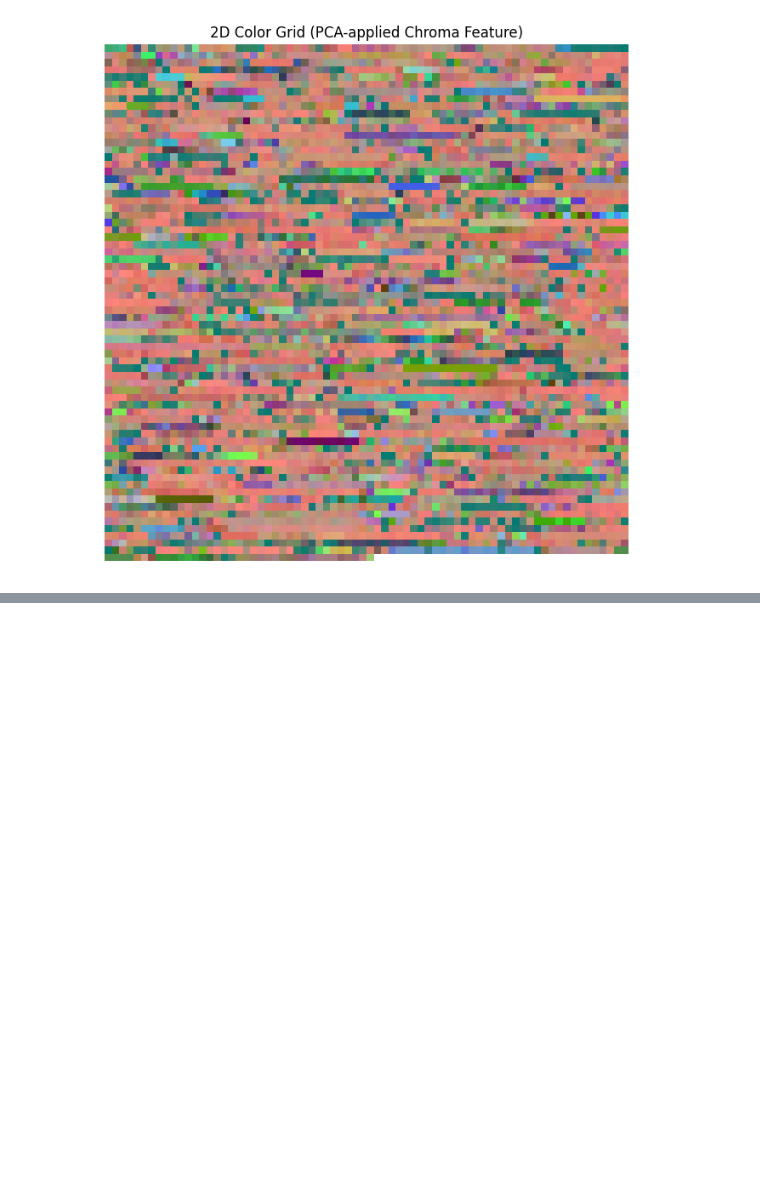
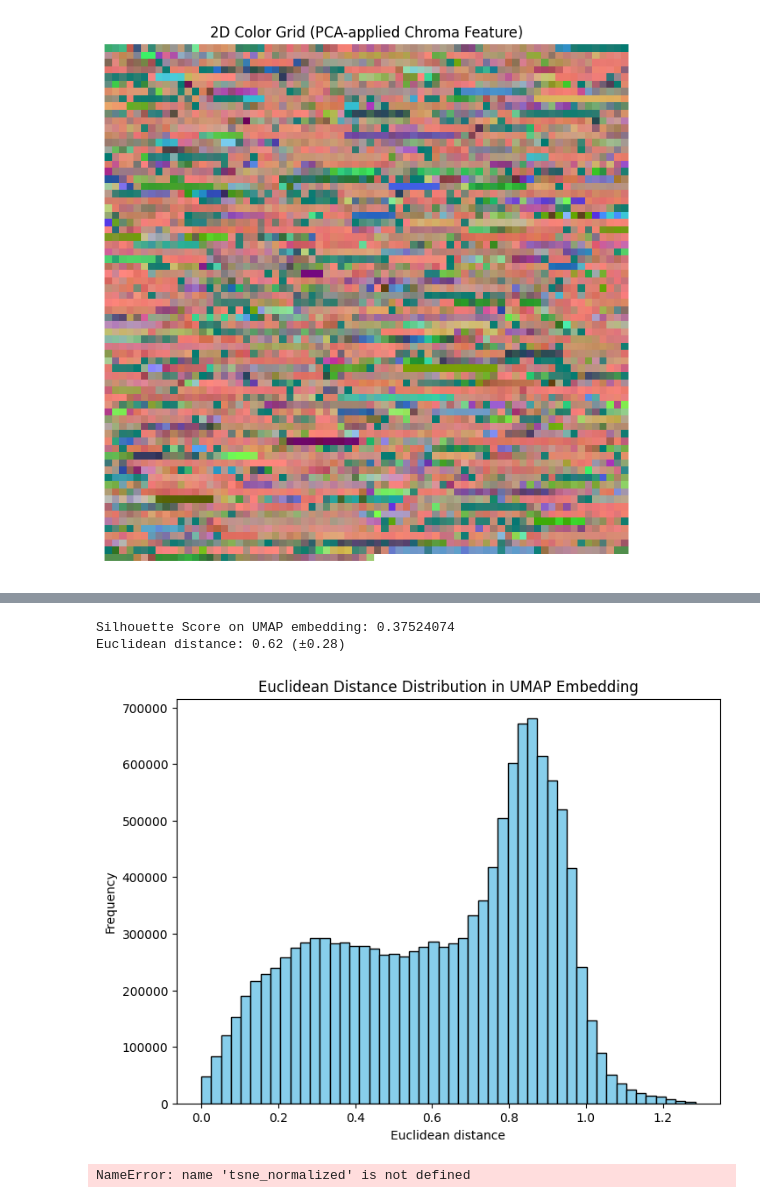
Before and after one commit to unohee/3d-corpus, a Jupyter notebook: CSS_Demo_Cleanup.ipynb, the cells around one changed output, grey strips where cells are left out. Cells and saved outputs as stored; diff of their text form; code cells hidden in the pictures; blank space fills up the shorter version.

```diff
--- a/CSS_Demo_Cleanup.ipynb
+++ b/CSS_Demo_Cleanup.ipynb
@@ -541,0 +633,66 @@ ModuleNotFoundError: No module named 'umap'
+# %%
+from sklearn.cluster import KMeans
+from sklearn.metrics import silhouette_score
+from scipy.spatial.distance import pdist
+import matplotlib.pyplot as plt
+import numpy as np
+
+# UMAP 임베딩 (umap_normalized)는 앞서 계산한 결과 사용
+
+# 1. KMeans 클러스터링 수행 (클러스터 수 k는 필요에 따라 조정)
+k = 10
+kmeans = KMeans(n_clusters=k, random_state=0)
+labels = kmeans.fit_predict(umap_normalized)
+
+# 2. 실루엣 스코어를 계산
+sil_score = silhouette_score(umap_normalized, labels)
+print("Silhouette Score on UMAP embedding:", sil_score)
+
+# 3. UMAP 임베딩 내 모든 포인트 쌍 간의 유클리드 거리 계산
+distances = pdist(umap_normalized)  # 1D 배열: 모든 포인트 쌍의 거리
+
+# 추가: 평균 및 표준편차 계산
+mean_distance = np.mean(distances)
+std_distance = np.std(distances)
+print(f"Euclidean distance: {mean_distance:.2f} (±{std_distance:.2f})")
+
+# 4. 유클리드 거리 분포 시각화 (히스토그램)
+plt.figure(figsize=(8, 6))
+plt.hist(distances, bins=50, color='skyblue', edgecolor='black')
+plt.title("Euclidean Distance Distribution in UMAP Embedding")
+plt.xlabel("Euclidean distance")
+plt.ylabel("Frequency")
+plt.show()
+# %% [output]
+Silhouette Score on UMAP embedding: 0.37524074
+Euclidean distance: 0.62 (±0.28)
+[figure, added]
+# %%
+# t-SNE 임베딩 (tsne_normalized)는 앞서 계산한 결과 사용
+
+# 1. KMeans 클러스터링 수행 (클러스터 수 k는 필요에 따라 조정)
+k = 10
+kmeans_tsne = KMeans(n_clusters=k, random_state=0)
+labels_tsne = kmeans_tsne.fit_predict(tsne_normalized)
+
+# 2. 실루엣 스코어를 계산
+sil_score_tsne = silhouette_score(tsne_normalized, labels_tsne)
+print("Silhouette Score on t-SNE embedding:", sil_score_tsne)
+
+# 3. t-SNE 임베딩 내 모든 포인트 쌍 간의 유클리드 거리 계산
+tsne_distances = pdist(tsne_normalized)  # 1D 배열: 모든 포인트 쌍의 거리
+
+# t-SNE 거리에 대한 평균 및 표준편차 계산
+mean_tsne_distance = np.mean(tsne_distances)
+std_tsne_distance = np.std(tsne_distances)
+print(f"t-SNE Euclidean distance: {mean_tsne_distance:.2f} (±{std_tsne_distance:.2f})")
+
+# 4. t-SNE 유클리드 거리 분포 시각화 (히스토그램)
+plt.figure(figsize=(8, 6))
+plt.hist(tsne_distances, bins=50, color='lightgreen', edgecolor='black')
+plt.title("Euclidean Distance Distribution in t-SNE Embedding")
+plt.xlabel("Euclidean distance")
+plt.ylabel("Frequency")
+plt.show()
+# %% [output]
+NameError: name 'tsne_normalized' is not defined
```
Also changed, not shown: parts of 3 cells of this notebook.
